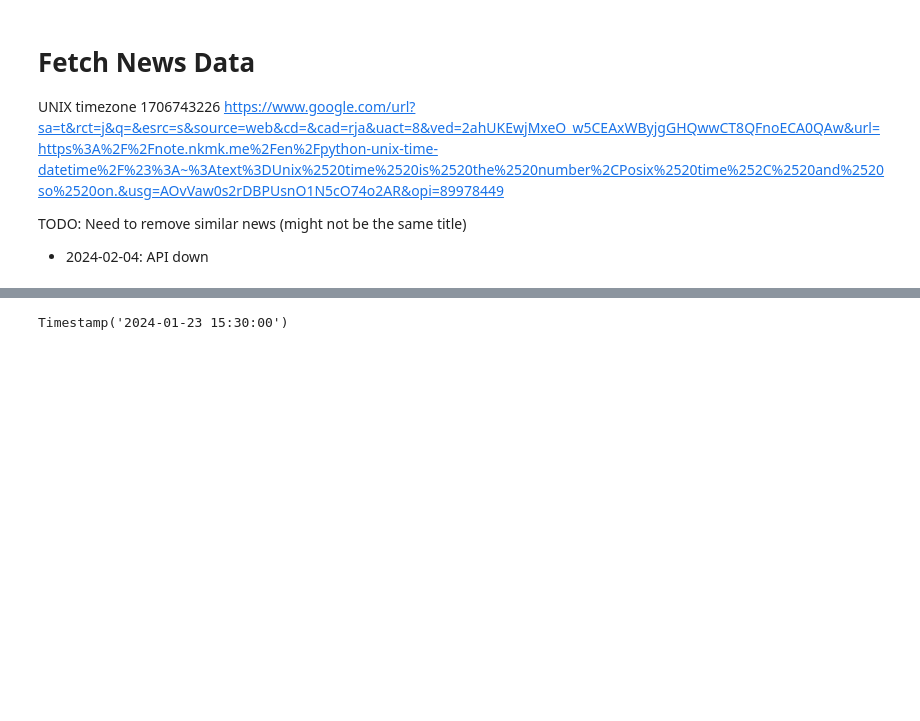
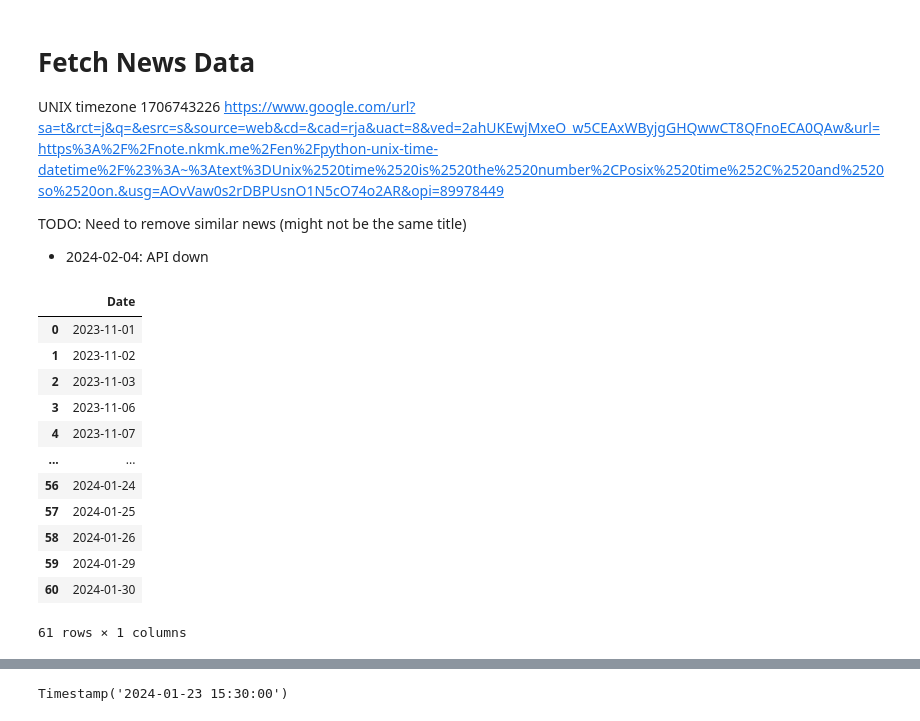
Before and after one commit to yiqwan/stock-forecast-with-sentiment, a Jupyter notebook: notebooks/sentiment.ipynb, the cells around one changed output, grey strips where cells are left out. Cells and saved outputs as stored; diff of their text form; code cells hidden in the pictures; blank space fills up the shorter version.

Commit message:
Fixed fetching news data
And adding some codes to analyse headlines and summaries. Need to think how to clean news content next.

```diff
--- a/notebooks/sentiment.ipynb
+++ b/notebooks/sentiment.ipynb
@@ -48,6 +52,25 @@ https://www.google.com/url?sa=t&rct=j&q=&esrc=s&source=web&cd=&cad=rja&uact=8&ve
 TODO: Need to remove similar news (might not be the same title)
 
 - 2024-02-04: API down
+# %%
+dates_path = Path.joinpath(root_dir, 'data', 'raw', 'trading_dates.csv')
+dates = pd.read_csv(dates_path, index_col=False)
+# %%
+dates
+# %% [output]
+|  | Date |
+| 0 | 2023-11-01 |
+| 1 | 2023-11-02 |
+| 2 | 2023-11-03 |
+| 3 | 2023-11-06 |
+| 4 | 2023-11-07 |
+| ... | ... |
+| 56 | 2024-01-24 |
+| 57 | 2024-01-25 |
+| 58 | 2024-01-26 |
+| 59 | 2024-01-29 |
+| 60 | 2024-01-30 |
+61 rows × 1 columns
 # %%
 finnhub_client = finnhub.Client(api_key=FINNHUB_API_KEY)
 
```
Also changed, not shown: parts of 35 cells of this notebook.
